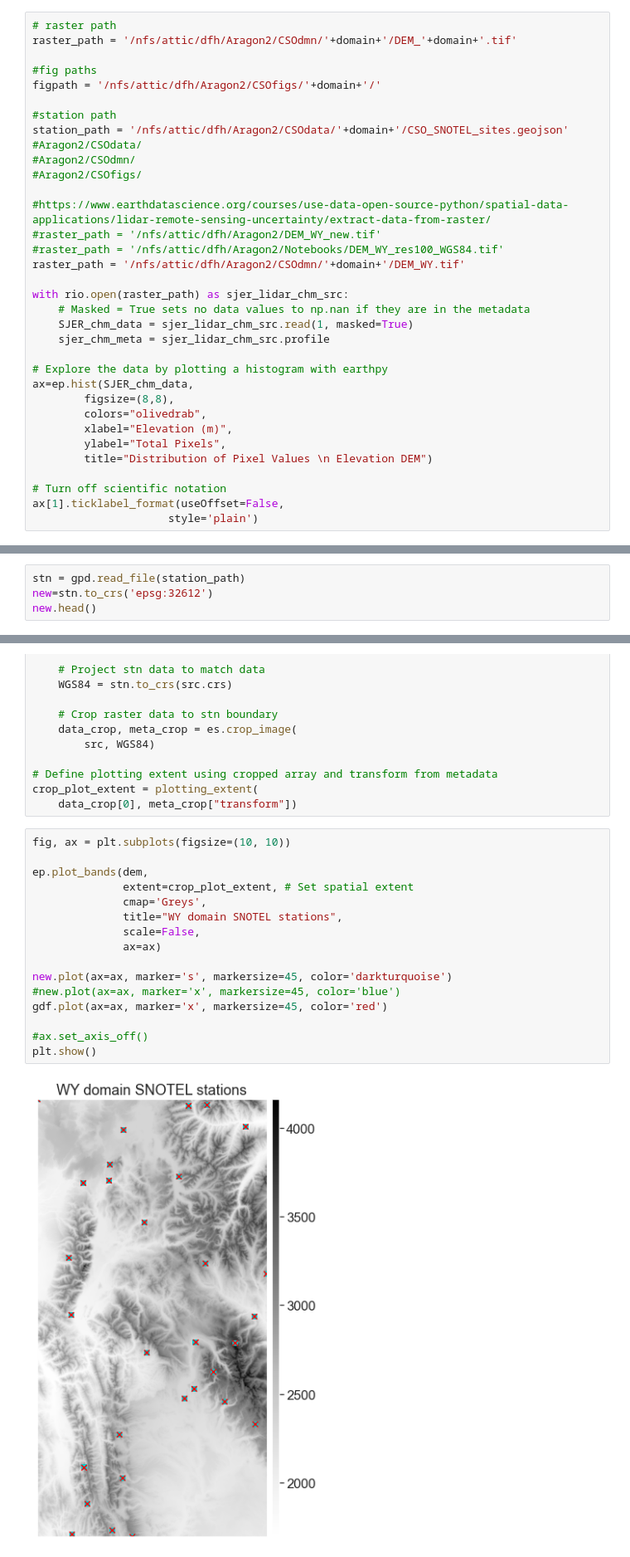
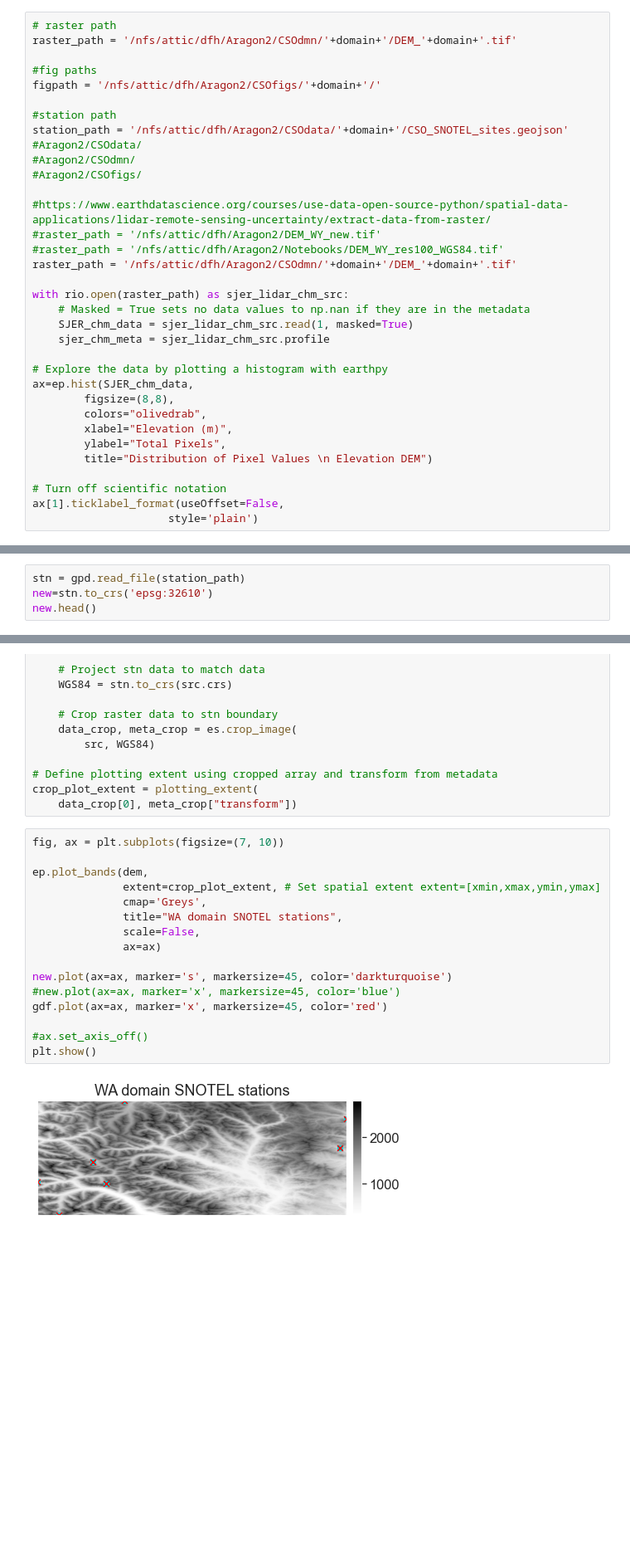
Before and after one commit to snowmodel-tools/preprocess_python, a Jupyter notebook: Extract_data_from_raster.ipynb, the cells around one changed output, grey strips where cells are left out. Shown: that part at 83% size. Drawn from its saved outputs; the diff is of its cells as text; blank space fills up the shorter version.

```diff
--- a/Extract_data_from_raster.ipynb
+++ b/Extract_data_from_raster.ipynb
@@ -39,7 +39,7 @@ station_path = '/nfs/attic/dfh/Aragon2/CSOdata/'+domain+'/CSO_SNOTEL_sites.geojs
 #https://www.earthdatascience.org/courses/use-data-open-source-python/spatial-data-applications/lidar-remote-sensing-uncertainty/extract-data-from-raster/
 #raster_path = '/nfs/attic/dfh/Aragon2/DEM_WY_new.tif'
 #raster_path = '/nfs/attic/dfh/Aragon2/Notebooks/DEM_WY_res100_WGS84.tif'
-raster_path = '/nfs/attic/dfh/Aragon2/CSOdmn/'+domain+'/DEM_WY.tif'
+raster_path = '/nfs/attic/dfh/Aragon2/CSOdmn/'+domain+'/DEM_'+domain+'.tif'
 
 with rio.open(raster_path) as sjer_lidar_chm_src:
     # Masked = True sets no data values to np.nan if they are in the metadata
@@ -101,7 +101,7 @@ Attributes:
 # GET pixel location
 # %%
 stn = gpd.read_file(station_path)
-new=stn.to_crs('epsg:32612')
+new=stn.to_crs('epsg:32610')
 new.head()
 # %% [output]
 |  | code | longitude | latitude | name | elevation_m | easting | northing | geometry |
@@ -220,20 +194,20 @@ with rio.open(raster_path) as src:
 crop_plot_extent = plotting_extent(
     data_crop[0], meta_crop["transform"])
 # %%
-fig, ax = plt.subplots(figsize=(10, 10))
+fig, ax = plt.subplots(figsize=(7, 10))
 
 ep.plot_bands(dem,
-              extent=crop_plot_extent, # Set spatial extent
+              extent=crop_plot_extent, # Set spatial extent extent=[xmin,xmax,ymin,ymax]
               cmap='Greys',
-              title="WY domain SNOTEL stations",
+              title="WA domain SNOTEL stations",
               scale=False,
               ax=ax)
 
 new.plot(ax=ax, marker='s', markersize=45, color='darkturquoise')
 #new.plot(ax=ax, marker='x', markersize=45, color='blue')
 gdf.plot(ax=ax, marker='x', markersize=45, color='red')
 
 #ax.set_axis_off()
 plt.show()
 # %% [output]
-[figure, old version]
+[figure, new version]
```
Also changed, not shown: parts of 7 cells of this notebook, 4 other files.
